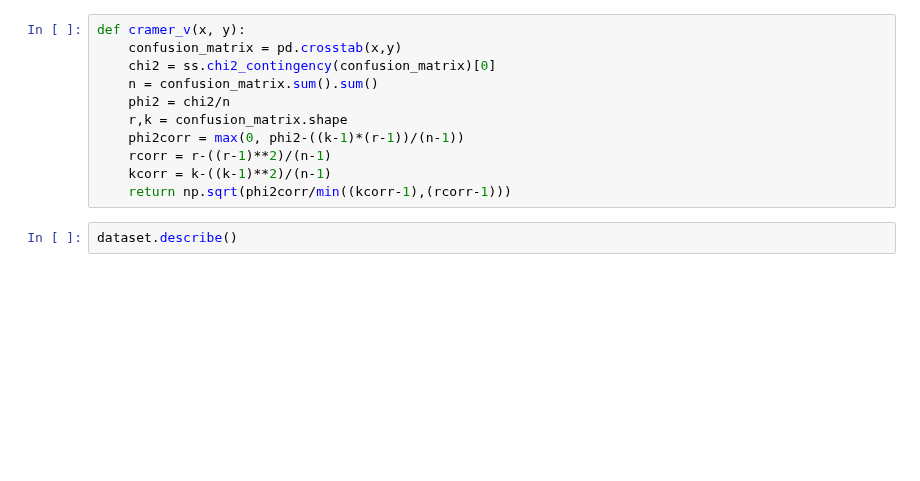
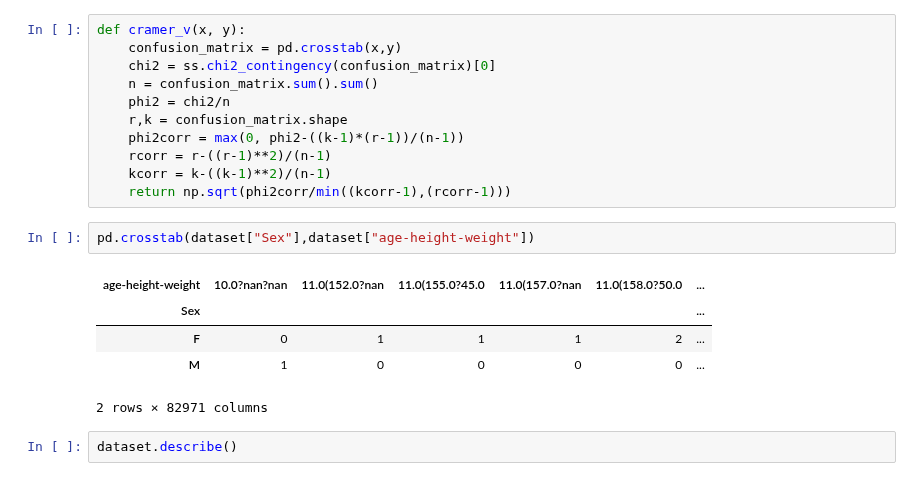
Before and after one commit to BnjmnNicholas/MDS7202-2023-2, a Jupyter notebook: PROY 1/Proyecto.ipynb, the cells around one changed output. Cells and saved outputs as stored; diff of their text form; blank space fills up the shorter version.

```diff
--- a/PROY 1/Proyecto.ipynb
+++ b/PROY 1/Proyecto.ipynb
@@ -362,6 +366,14 @@ def cramer_v(x, y):
     rcorr = r-((r-1)**2)/(n-1)
     kcorr = k-((k-1)**2)/(n-1)
     return np.sqrt(phi2corr/min((kcorr-1),(rcorr-1)))
+# %%
+pd.crosstab(dataset["Sex"],dataset["age-height-weight"])
+# %% [output]
+| age-height-weight | 10.0?nan?nan | 11.0(152.0?nan | 11.0(155.0?45.0 | 11.0(157.0?nan | 11.0(158.0?50.0 | ... |
+| Sex |  |  |  |  |  | ... |
+| F | 0 | 1 | 1 | 1 | 2 | ... |
+| M | 1 | 0 | 0 | 0 | 0 | ... |
+2 rows × 82971 columns
 # %%
 dataset.describe()
 # %% [output]
```
Also changed, not shown: parts of 2 cells of this notebook, 1 other file.
